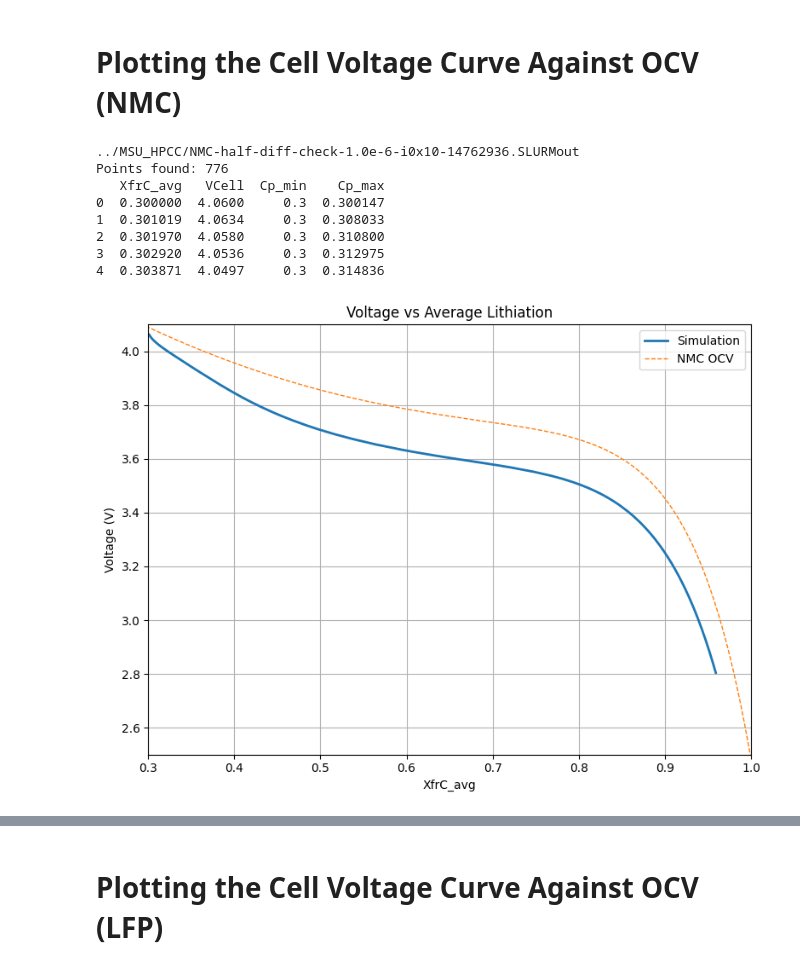
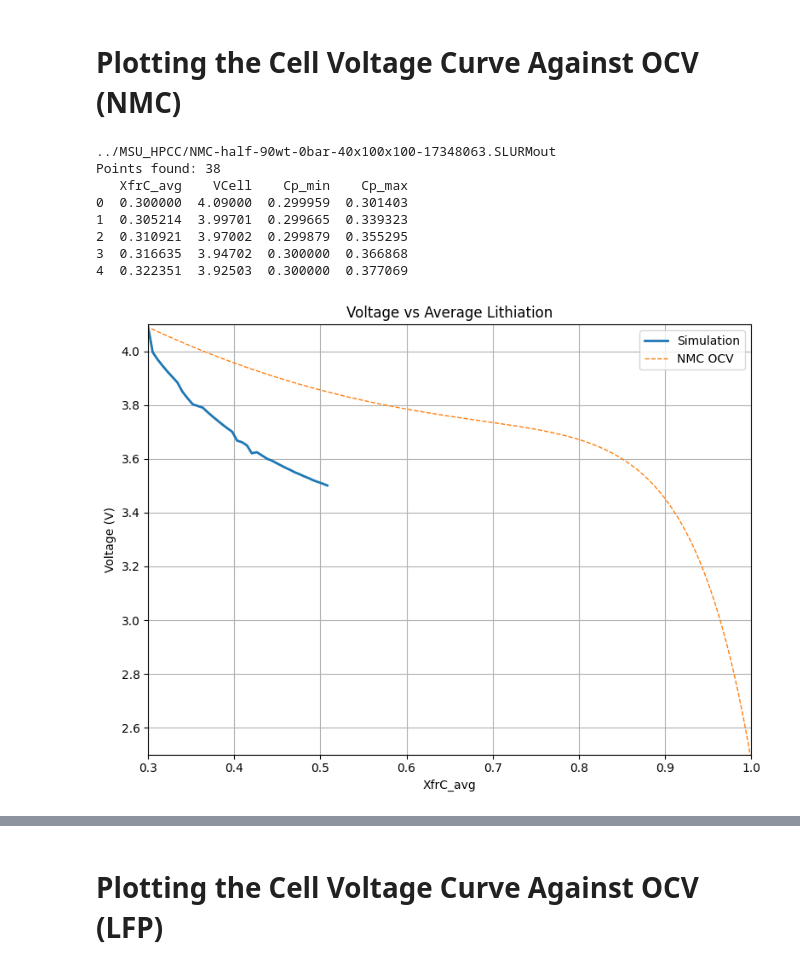
Before and after one commit to HCY-Group/BESFEM, a Jupyter notebook: plotting/OCV_CellVoltage.ipynb, the cells around one changed output, grey strips where cells are left out. Drawn from its saved outputs; the diff is of its cells as text; code cells hidden in the pictures.

```diff
--- a/plotting/OCV_CellVoltage.ipynb
+++ b/plotting/OCV_CellVoltage.ipynb
@@ -158,7 +158,7 @@ def load_data(file_path):
 # ============================================================
 
 df1 = load_data(
-    "../MSU_HPCC/NMC-half-diff-check-1.0e-6-i0x10-14762936.SLURMout"
+    "../MSU_HPCC/NMC-half-90wt-0bar-40x100x100-17348063.SLURMout"
 )
 
 # ============================================================
@@ -183,42 +183,42 @@ df1["ocv"] = ocv_function(df1["XfrC_avg"])
 # PLOT 1: VOLTAGE VS AVERAGE LITHIATION
 # ============================================================
 
 plt.figure(figsize=(8, 6))
 
 plt.plot(
     df1["XfrC_avg"],
     df1["VCell"],
     linewidth=2,
     label="Simulation"
 )
 
 plt.plot(
     c_vals,
     ocv_vals,
     "--",
     linewidth=1,
     label="NMC OCV"
 )
 
 plt.xlabel("XfrC_avg")
 plt.ylabel("Voltage (V)")
 plt.xlim(0.3, 1.0)
 plt.ylim(2.5, 4.1)
 plt.title("Voltage vs Average Lithiation")
 plt.grid(True)
 plt.legend()
 plt.tight_layout()
 plt.show()
 # %% [output]
-../MSU_HPCC/NMC-half-diff-check-1.0e-6-i0x10-14762936.SLURMout
-Points found: 776
-   XfrC_avg   VCell  Cp_min    Cp_max
-0  0.300000  4.0600     0.3  0.300147
-1  0.301019  4.0634     0.3  0.308033
-2  0.301970  4.0580     0.3  0.310800
-3  0.302920  4.0536     0.3  0.312975
-4  0.303871  4.0497     0.3  0.314836
+../MSU_HPCC/NMC-half-90wt-0bar-40x100x100-17348063.SLURMout
+Points found: 38
+   XfrC_avg    VCell    Cp_min    Cp_max
+0  0.300000  4.09000  0.299959  0.301403
+1  0.305214  3.99701  0.299665  0.339323
+2  0.310921  3.97002  0.299879  0.355295
+3  0.316635  3.94702  0.300000  0.366868
+4  0.322351  3.92503  0.300000  0.377069
-[figure, old version]
+[figure, new version]
 # %%
 # ============================================================
 # PUBLICATION-QUALITY SETTINGS
```
Also changed, not shown: parts of 1 cell of this notebook, 3 other files.
